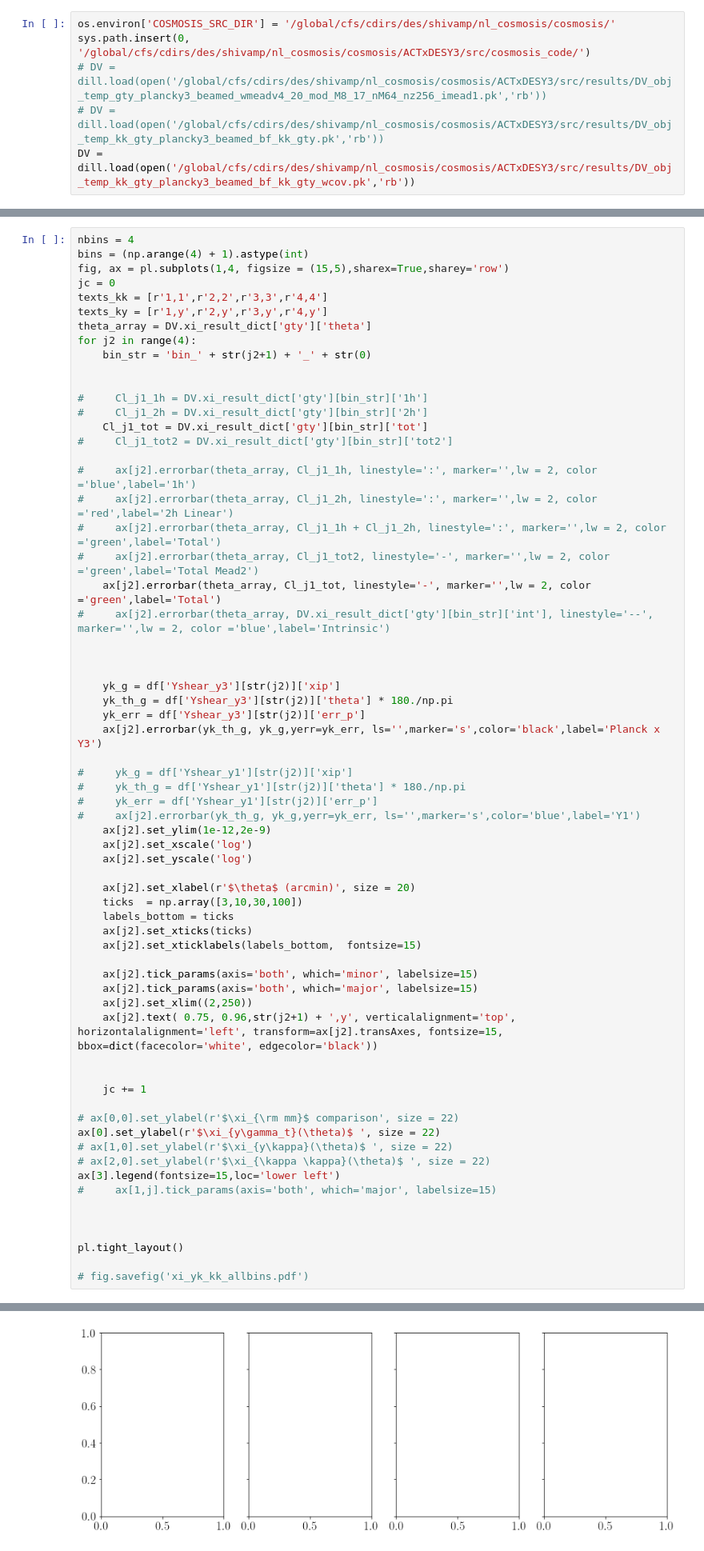
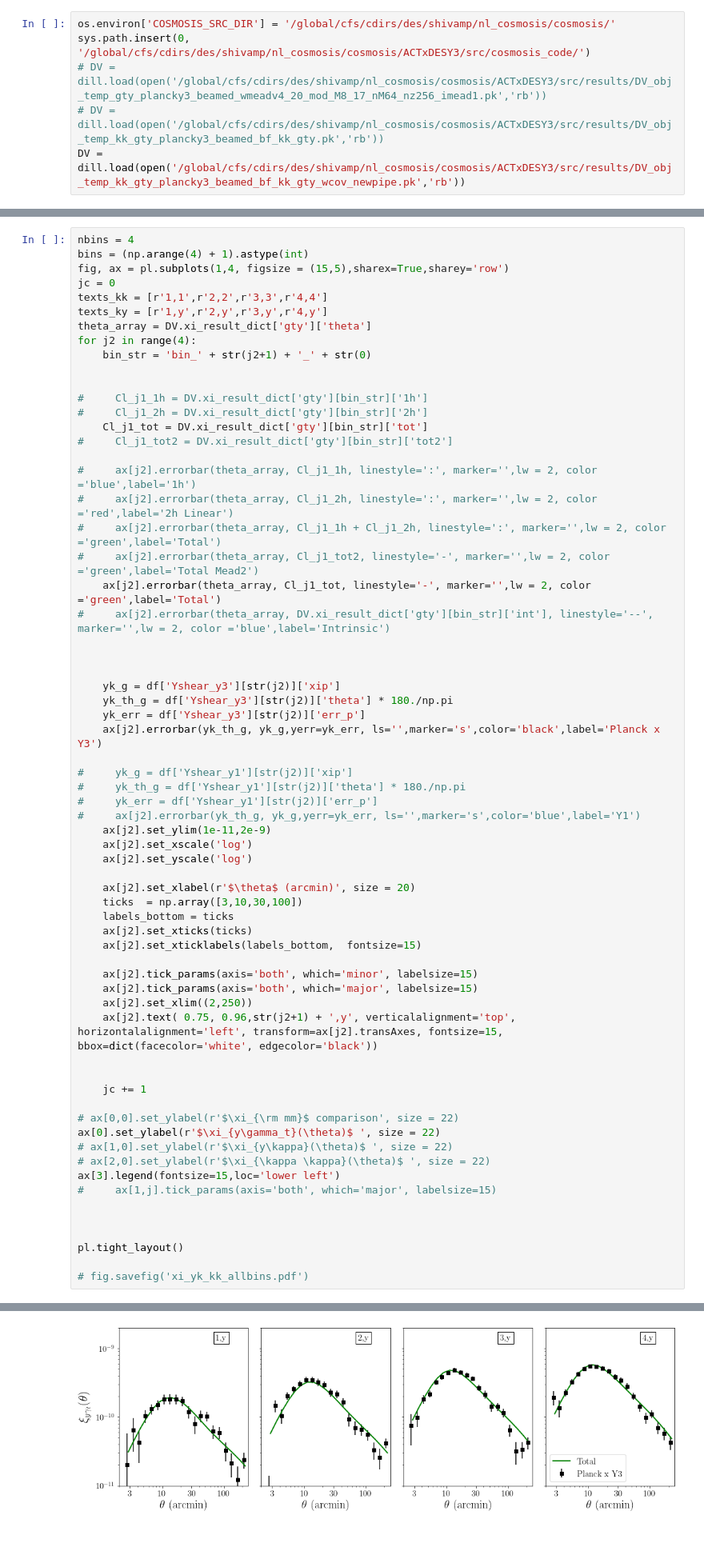
Before and after one commit to shivampcosmo/ACTxDESY3, a Jupyter notebook: src/plotting/shearxy.ipynb, the cells around one changed output, grey strips where cells are left out. Shown at 80% size. Drawn from its saved outputs; the diff is of its cells as text.

```diff
--- a/src/plotting/shearxy.ipynb
+++ b/src/plotting/shearxy.ipynb
@@ -32,7 +32,7 @@ os.environ['COSMOSIS_SRC_DIR'] = '/global/cfs/cdirs/des/shivamp/nl_cosmosis/cosm
 sys.path.insert(0, '/global/cfs/cdirs/des/shivamp/nl_cosmosis/cosmosis/ACTxDESY3/src/cosmosis_code/')
 # DV = dill.load(open('/global/cfs/cdirs/des/shivamp/nl_cosmosis/cosmosis/ACTxDESY3/src/results/DV_obj_temp_gty_plancky3_beamed_wmeadv4_20_mod_M8_17_nM64_nz256_imead1.pk','rb'))
 # DV = dill.load(open('/global/cfs/cdirs/des/shivamp/nl_cosmosis/cosmosis/ACTxDESY3/src/results/DV_obj_temp_kk_gty_plancky3_beamed_bf_kk_gty.pk','rb'))
-DV = dill.load(open('/global/cfs/cdirs/des/shivamp/nl_cosmosis/cosmosis/ACTxDESY3/src/results/DV_obj_temp_kk_gty_plancky3_beamed_bf_kk_gty_wcov.pk','rb'))
+DV = dill.load(open('/global/cfs/cdirs/des/shivamp/nl_cosmosis/cosmosis/ACTxDESY3/src/results/DV_obj_temp_kk_gty_plancky3_beamed_bf_kk_gty_wcov_newpipe.pk','rb'))
 # %%
 
 df = pk.load(open('/global/cfs/cdirs/des/shivamp/nl_cosmosis/cosmosis/ACTxDESY3/src/data/results_25_6_20.pkl','rb'),encoding='latin1')
@@ -103,7 +103,7 @@ for j2 in range(4):
 #     yk_th_g = df['Yshear_y1'][str(j2)]['theta'] * 180./np.pi
 #     yk_err = df['Yshear_y1'][str(j2)]['err_p']
 #     ax[j2].errorbar(yk_th_g, yk_g,yerr=yk_err, ls='',marker='s',color='blue',label='Y1')
-    ax[j2].set_ylim(1e-12,2e-9)
+    ax[j2].set_ylim(1e-11,2e-9)
     ax[j2].set_xscale('log')
     ax[j2].set_yscale('log')
 
@@ -138,4 +137,4 @@ KeyError: 'bin_1_0'
-[figure, old version]
+[figure, new version]
 # %%
 DV.xi_result_dict['kk'][bin_str]['int']
 # %% [output]
```
Also changed, not shown: parts of 6 cells of this notebook, 10 other files.
